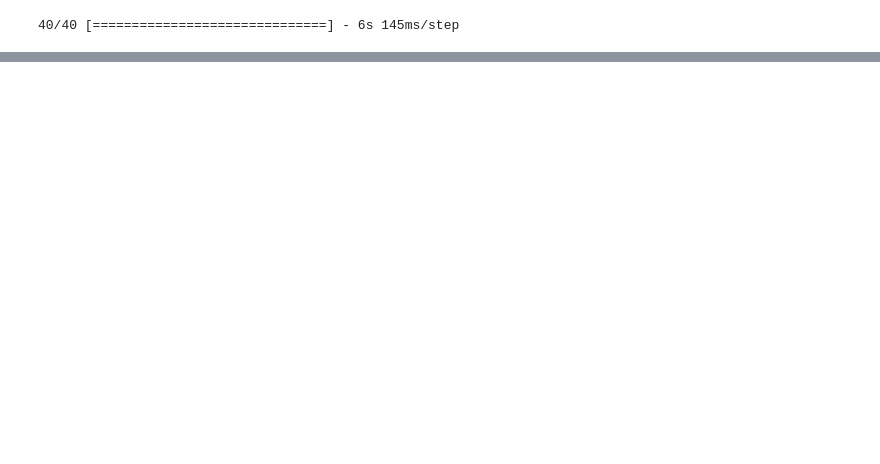
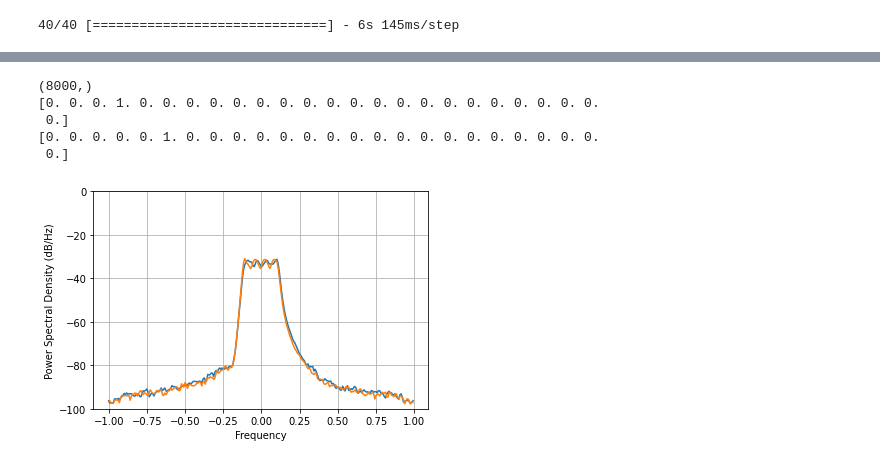
Before and after one commit to DanchengLiu/device_classify, a Jupyter notebook: EDA_lora_day.ipynb, the cells around one changed output, grey strips where cells are left out. Drawn from its saved outputs; the diff is of its cells as text; code cells hidden in the pictures; blank space fills up the shorter version.

```diff
--- a/EDA_lora_day.ipynb
+++ b/EDA_lora_day.ipynb
@@ -472,0 +475,19 @@ print(acc/(len(Y_test)))
+# %%
+plt.ylim([-100, 0])
+
+X = X_train[0][0]+1j*X_train[0][1]
+print(X.shape)
+plt.psd(X)
+print(Y_train[0])
+
+X = X_train[1][0]+1j*X_train[1][1]
+plt.psd(X)
+print(Y_train[1])
+plt.show()
+# %% [output]
+(8000,)
+[0. 0. 0. 1. 0. 0. 0. 0. 0. 0. 0. 0. 0. 0. 0. 0. 0. 0. 0. 0. 0. 0. 0. 0.
+ 0.]
+[0. 0. 0. 0. 0. 1. 0. 0. 0. 0. 0. 0. 0. 0. 0. 0. 0. 0. 0. 0. 0. 0. 0. 0.
+ 0.]
+[figure, added]
```
Also changed, not shown: parts of 7 cells of this notebook.
